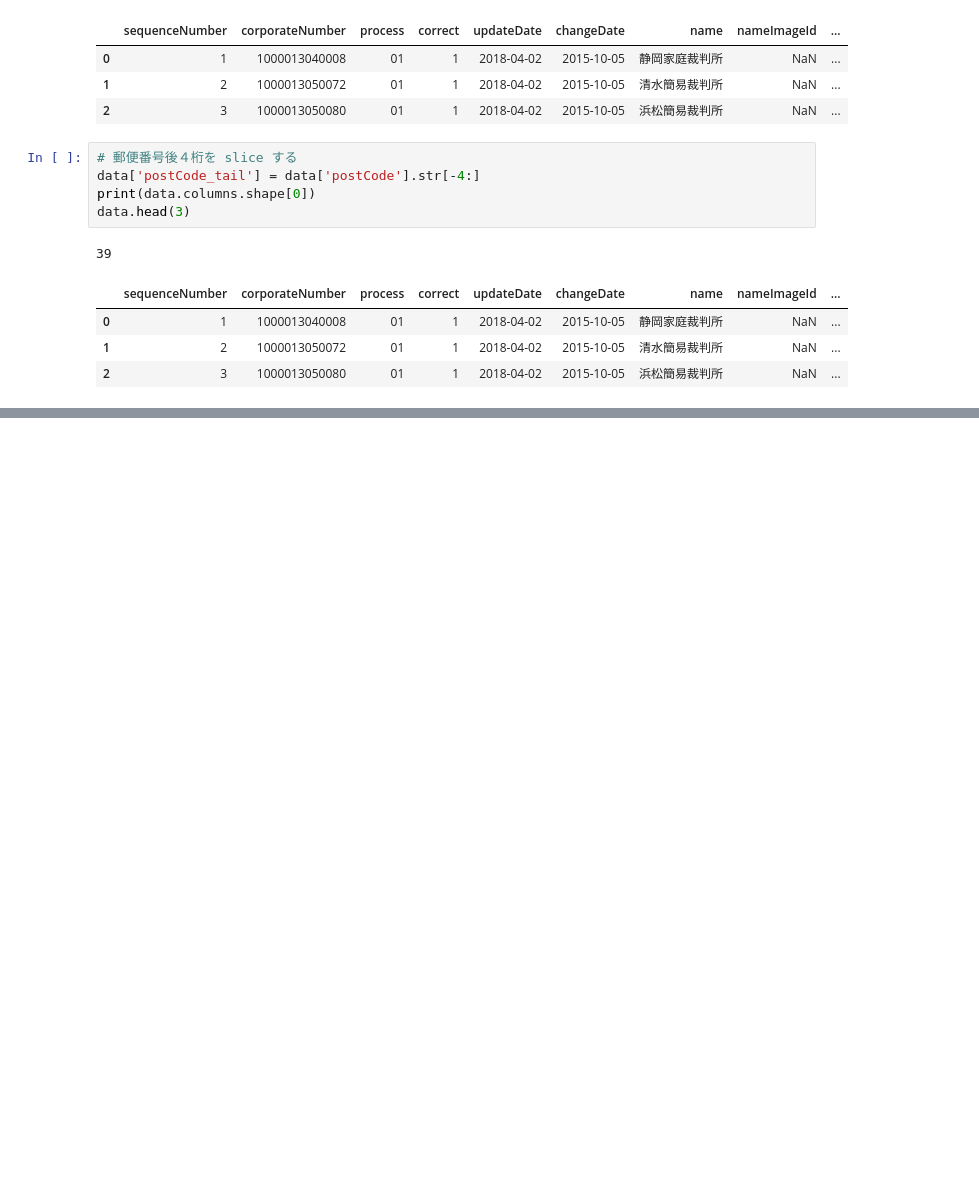
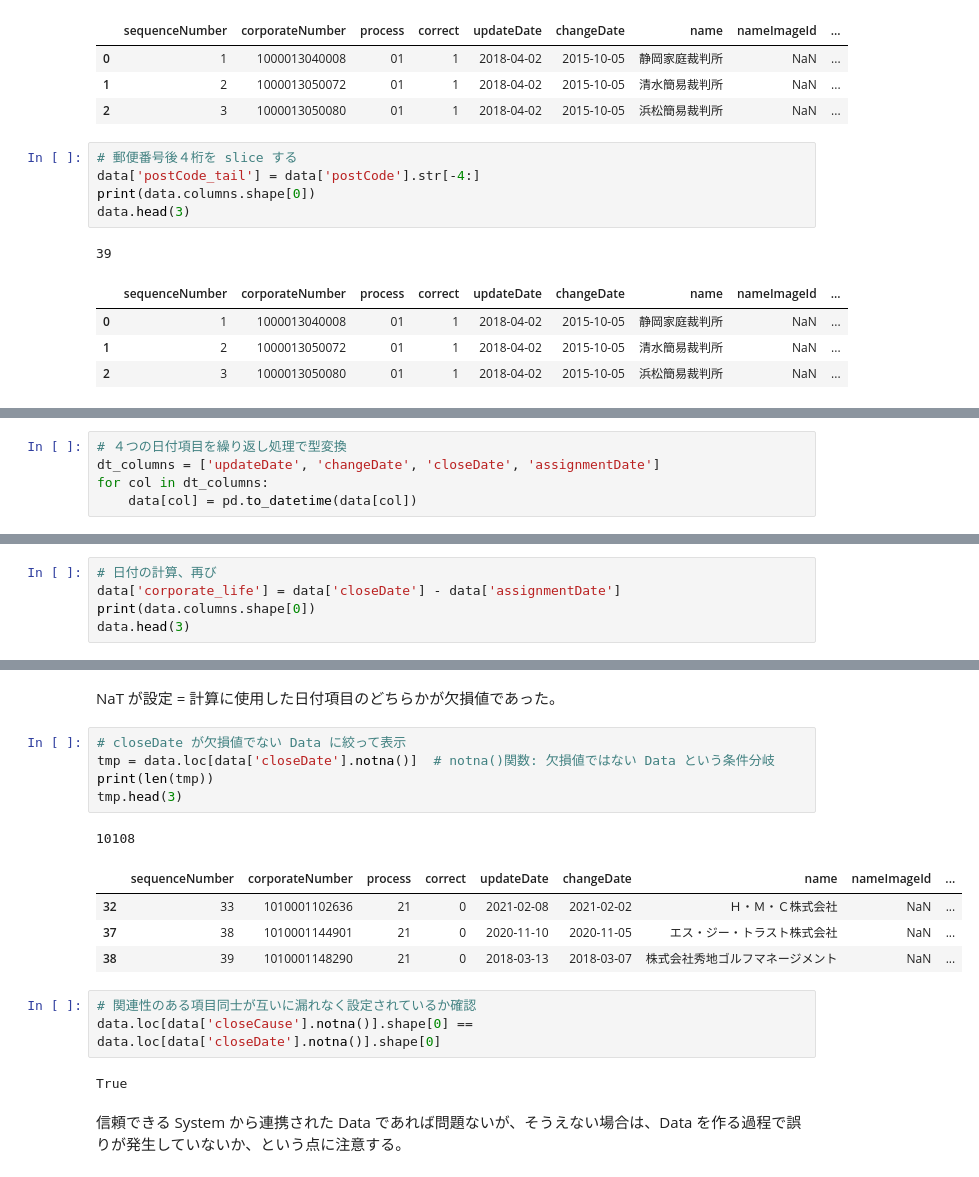
Before and after one commit to 1024xx4/100_Data_processing--visualization, a Jupyter notebook: structured_data.ipynb, the cells around one changed output, grey strips where cells are left out. Cells and saved outputs as stored; diff of their text form; blank space fills up the shorter version.

```diff
--- a/structured_data.ipynb
+++ b/structured_data.ipynb
@@ -642,0 +656,5 @@ data.head(3)
+# %%
+# ４つの日付項目を繰り返し処理で型変換
+dt_columns = ['updateDate', 'changeDate', 'closeDate', 'assignmentDate']
+for col in dt_columns:
+    data[col] = pd.to_datetime(data[col])
@@ -642,0 +682,5 @@ data.head(3)
+# %%
+# 日付の計算、再び
+data['corporate_life'] = data['closeDate'] - data['assignmentDate']
+print(data.columns.shape[0])
+data.head(3)
@@ -642,0 +693,20 @@ data.head(3)
+# %% [markdown]
+NaT が設定 = 計算に使用した日付項目のどちらかが欠損値であった。
+# %%
+# closeDate が欠損値でない Data に絞って表示
+tmp = data.loc[data['closeDate'].notna()]  # notna()関数: 欠損値ではない Data という条件分岐
+print(len(tmp))
+tmp.head(3)
+# %% [output]
+10108
+|  | sequenceNumber | corporateNumber | process | correct | updateDate | changeDate | name | nameImageId | ... |
+| 32 | 33 | 1010001102636 | 21 | 0 | 2021-02-08 | 2021-02-02 | Ｈ・Ｍ・Ｃ株式会社 | NaN | ... |
+| 37 | 38 | 1010001144901 | 21 | 0 | 2020-11-10 | 2020-11-05 | エス・ジー・トラスト株式会社 | NaN | ... |
+| 38 | 39 | 1010001148290 | 21 | 0 | 2018-03-13 | 2018-03-07 | 株式会社秀地ゴルフマネージメント | NaN | ... |
+# %%
+# 関連性のある項目同士が互いに漏れなく設定されているか確認
+data.loc[data['closeCause'].notna()].shape[0] == data.loc[data['closeDate'].notna()].shape[0]
+# %% [output]
+True
+# %% [markdown]
+信頼できる System から連携された Data であれば問題ないが、そうえない場合は、Data を作る過程で誤りが発生していないか、という点に注意する。
```
Also changed, not shown: parts of 10 cells of this notebook.
